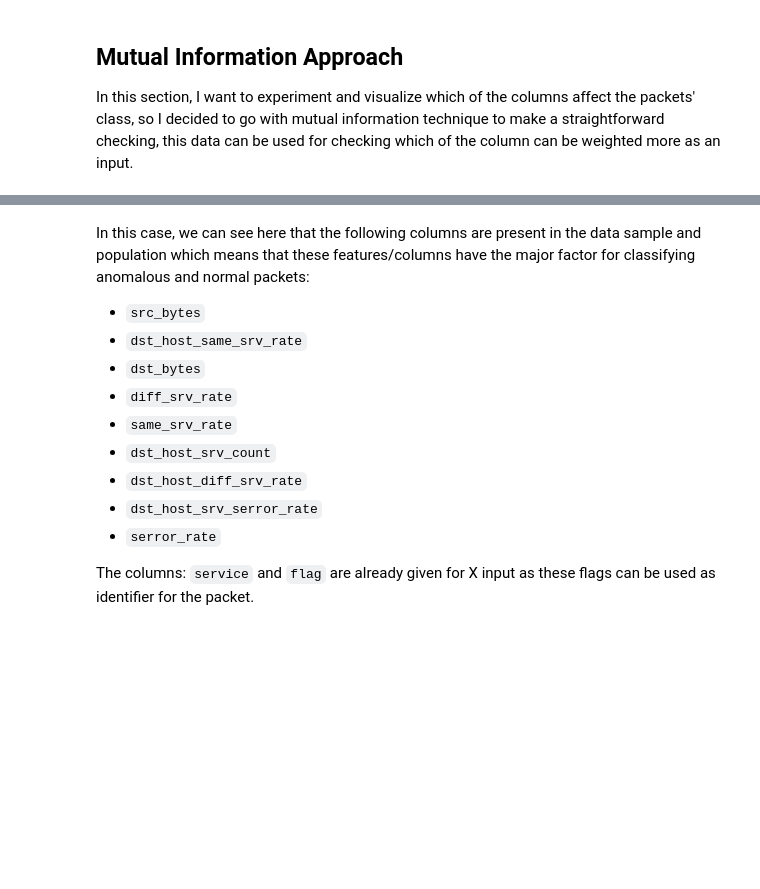
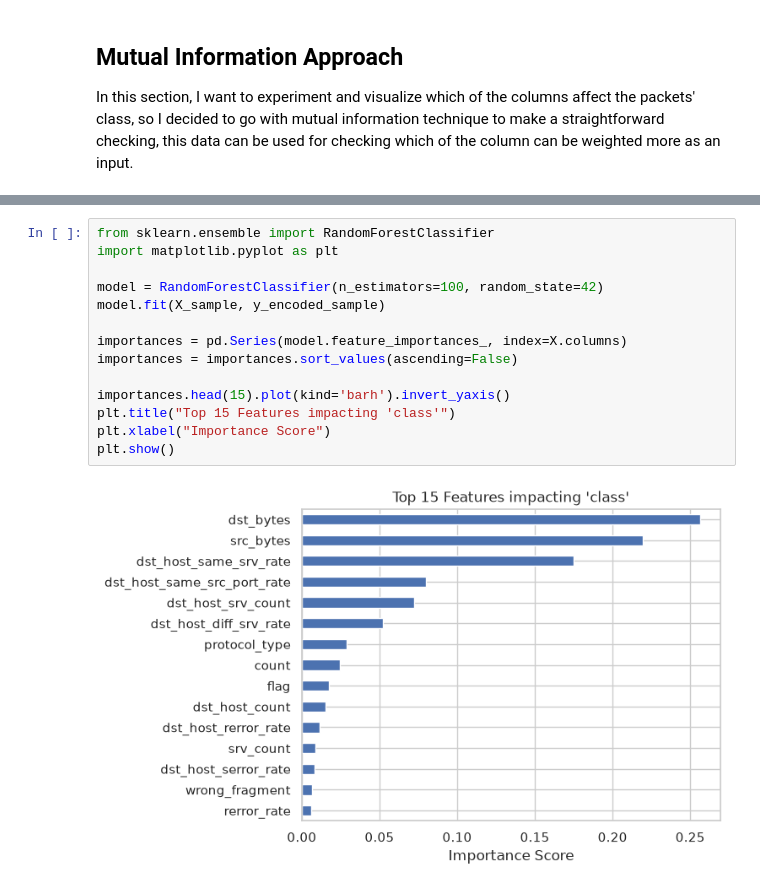
Before and after one commit to hubymeme22/network-security-ids-ml, a Jupyter notebook: experiments/dataset_analysis.ipynb, the cells around one changed output, grey strips where cells are left out. Cells and saved outputs as stored; diff of their text form; blank space fills up the shorter version.

```diff
--- a/experiments/dataset_analysis.ipynb
+++ b/experiments/dataset_analysis.ipynb
@@ -319,13 +295,16 @@ Name: MI Scores, dtype: float64
-# %% [markdown]
-In this case, we can see here that the following columns are present in the data sample and population which means that these features/columns have the major factor for classifying anomalous and normal packets:
-- `src_bytes`
-- `dst_host_same_srv_rate`
-- `dst_bytes`
-- `diff_srv_rate`
-- `same_srv_rate`
-- `dst_host_srv_count`
-- `dst_host_diff_srv_rate`
-- `dst_host_srv_serror_rate`
-- `serror_rate`
-
-The columns: `service` and `flag` are already given for X input as these flags can be used as identifier for the packet.
+# %%
+from sklearn.ensemble import RandomForestClassifier
+import matplotlib.pyplot as plt
+
+model = RandomForestClassifier(n_estimators=100, random_state=42)
+model.fit(X_sample, y_encoded_sample)
+
+importances = pd.Series(model.feature_importances_, index=X.columns)
+importances = importances.sort_values(ascending=False)
+
+importances.head(15).plot(kind='barh').invert_yaxis()
+plt.title("Top 15 Features impacting 'class'")
+plt.xlabel("Importance Score")
+plt.show()
+# %% [output]
+[figure, added]
```
Also changed, not shown: parts of 4 cells of this notebook.
